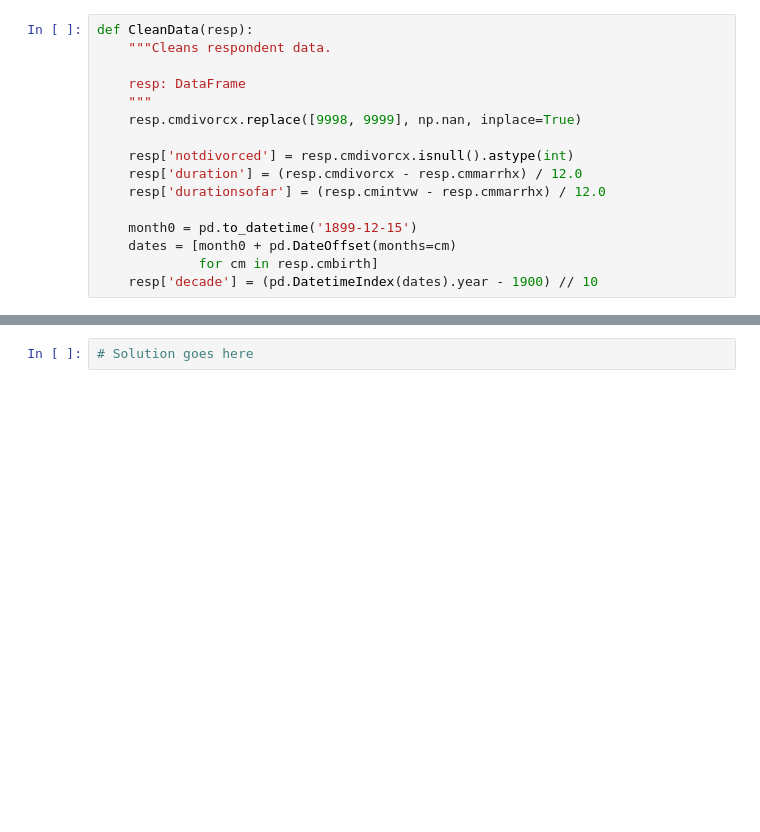
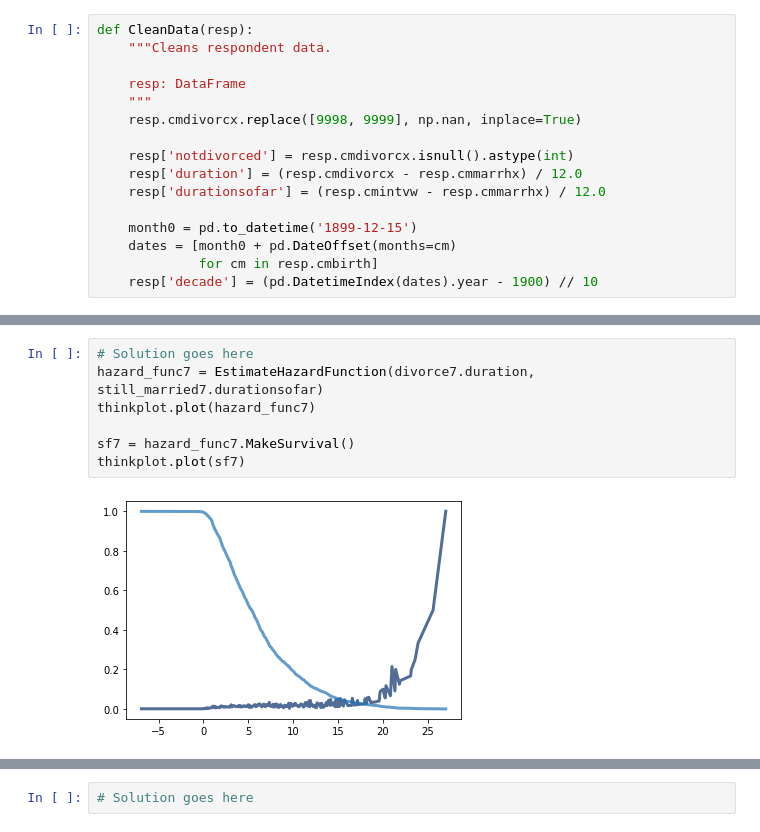
Before and after one commit to ramsey-king/DSC-530-Data-Exploration, a Jupyter notebook: Week-11/chap13exKingRamsey.ipynb, the cells around one changed output, grey strips where cells are left out. Drawn from its saved outputs; the diff is of its cells as text; blank space fills up the shorter version.

```diff
--- a/Week-11/chap13exKingRamsey.ipynb
+++ b/Week-11/chap13exKingRamsey.ipynb
@@ -415,0 +397,9 @@ ValueError: complete contains NaNs
+# %%
+# Solution goes here
+hazard_func7 = EstimateHazardFunction(divorce7.duration, still_married7.durationsofar)
+thinkplot.plot(hazard_func7)
+
+sf7 = hazard_func7.MakeSurvival()
+thinkplot.plot(sf7)
+# %% [output]
+[figure, added]
```
Also changed, not shown: parts of 7 cells of this notebook.
